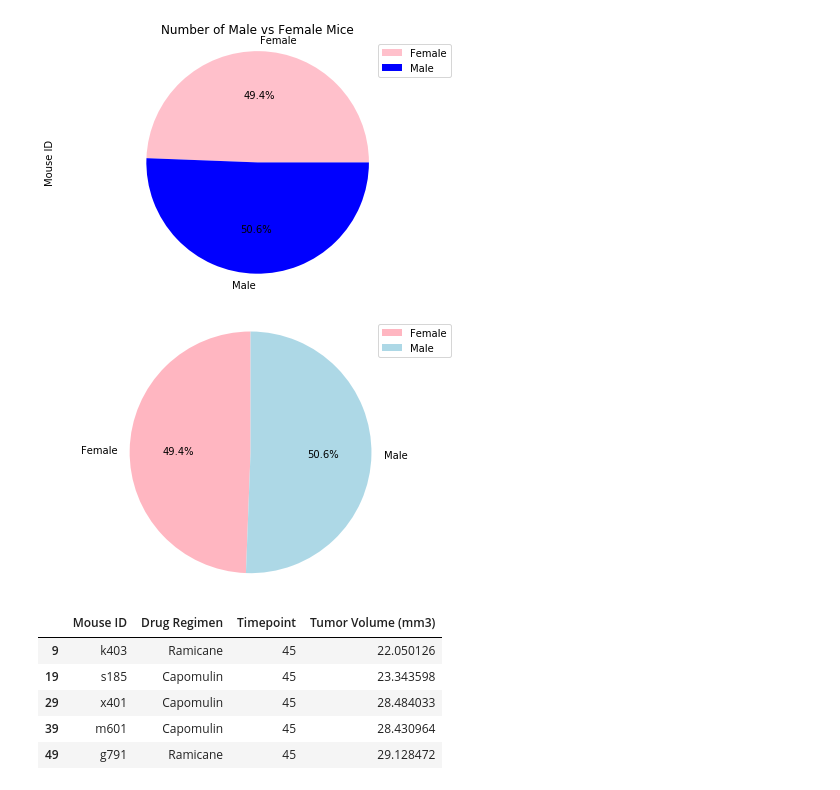
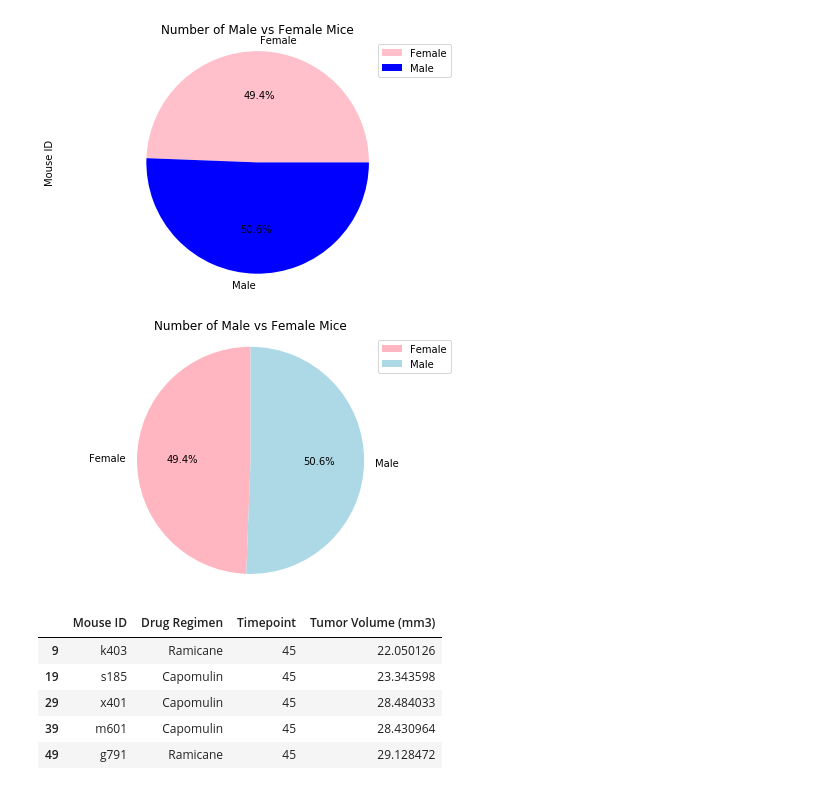
Before and after one commit to tnatoli29/Matplotlib-Challenge, a Jupyter notebook: The Power of Plots.ipynb, the cells around one changed output. Cells and saved outputs as stored; diff of their text form; code cells hidden in the pictures.

```diff
--- a/The Power of Plots.ipynb
+++ b/The Power of Plots.ipynb
@@ -131,21 +133,22 @@ plt.tight_layout()
 # %%
 #Create a pie chart showing male vs female mice using pyplot
 #Set the labels
 labels = ["Female", "Male"]
 
 #Set the colors
 colors = ["lightpink","lightblue"]
 
 #Create the pie chart
 plt.pie(gender_group["Mouse ID"], labels = labels, colors = colors,
        autopct='%1.1f%%', startangle = 90)
 
 #Clean up the chart
+plt.title("Number of Male vs Female Mice")
 plt.legend()
 plt.axis("equal")
 plt.tight_layout()
 # %% [output]
-[figure, old version]
+[figure, new version]
 # %%
 #Find the best treatment between Capomulin, Ramicane, Infubinol, and Ceftamin in each mouse
 merged_data.head()
```
Also changed, not shown: parts of 4 cells of this notebook.
